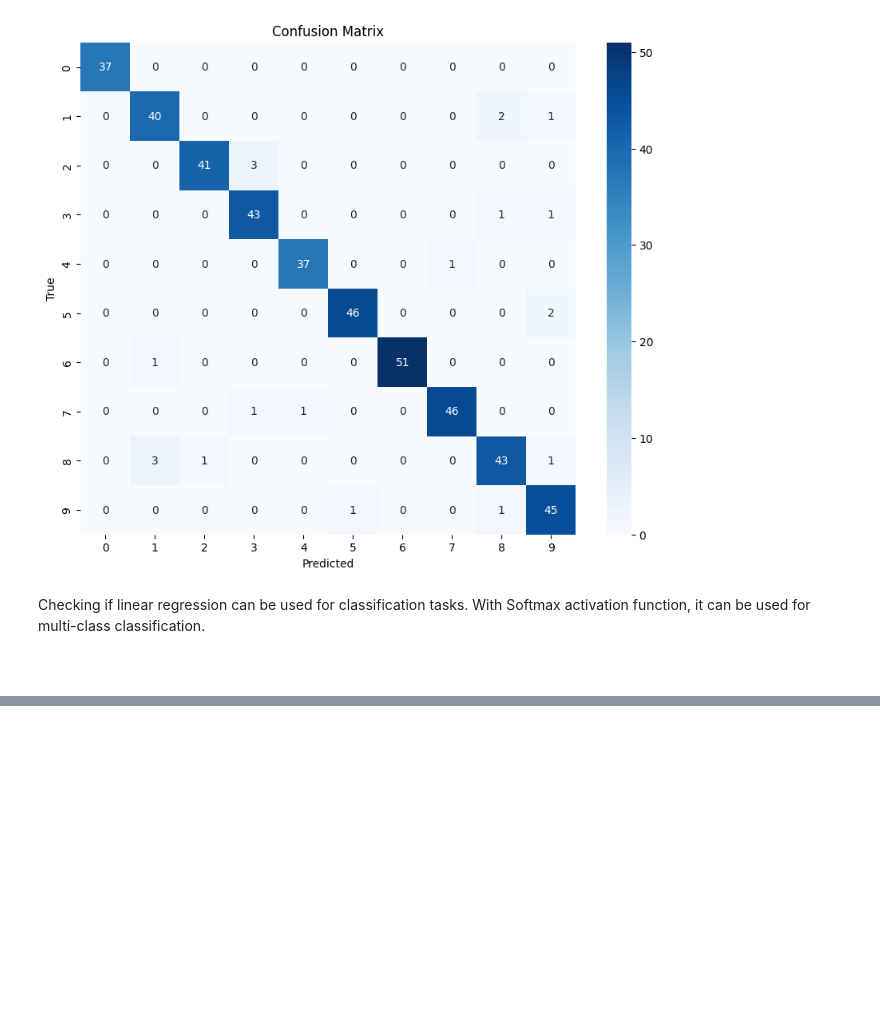
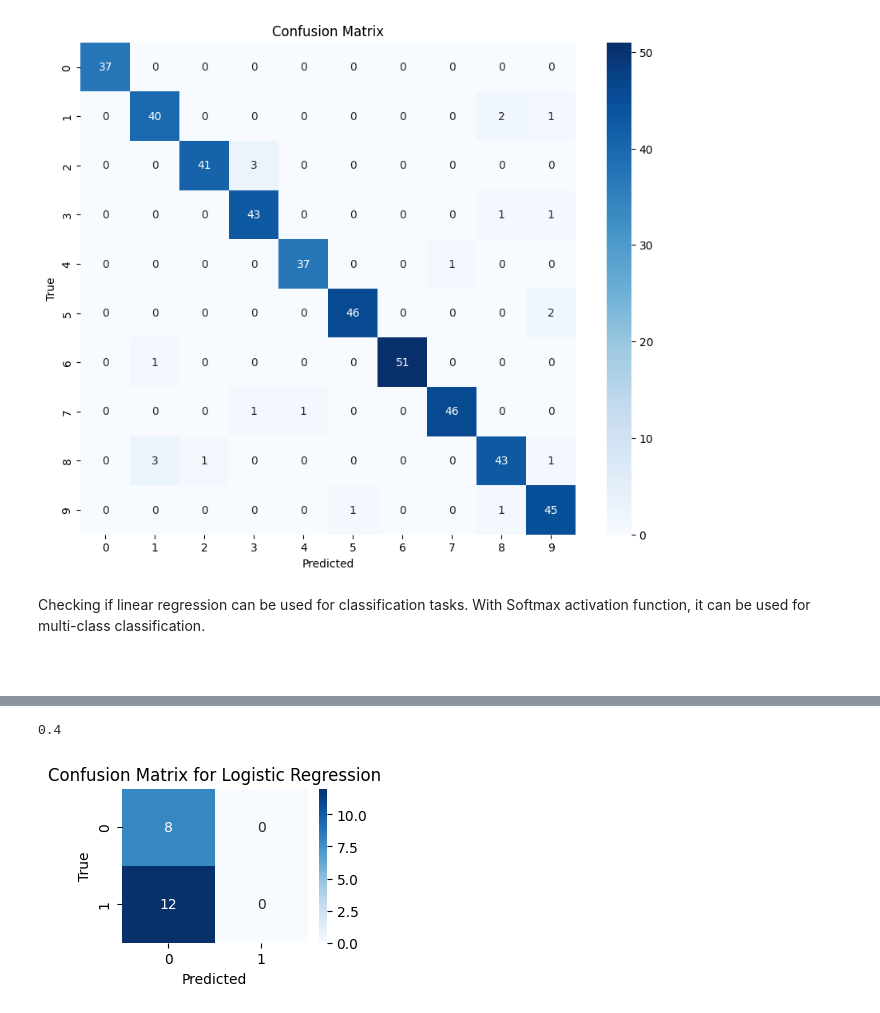
Before and after one commit to abdullaharifx/PL-Work, a Jupyter notebook: Classification-02.ipynb, the cells around one changed output, grey strips where cells are left out. Cells and saved outputs as stored; diff of their text form; code cells hidden in the pictures; blank space fills up the shorter version.

```diff
--- a/Classification-02.ipynb
+++ b/Classification-02.ipynb
@@ -222,0 +343,17 @@ Accuracy of Linear Regression with Sigmoid: 0.10
+# %%
+logR = LogisticRegression(max_iter=200)
+logR.fit(X_train, y_train)
+print(logR.score(X_test, y_test))
+
+# confusion matrix for logistic regression
+y_pred = logR.predict(X_test[['color', 'person']])
+cm = confusion_matrix(y_test, y_pred)
+plt.figure(figsize=(3,2))
+sns.heatmap(cm, annot=True, fmt='d', cmap='Blues', xticklabels=le.classes_, yticklabels=le.classes_)
+plt.xlabel('Predicted')
+plt.ylabel('True')
+plt.title('Confusion Matrix for Logistic Regression')
+plt.show()
+# %% [output]
+0.4
+[figure, added]
```
Also changed, not shown: parts of 15 cells of this notebook.
